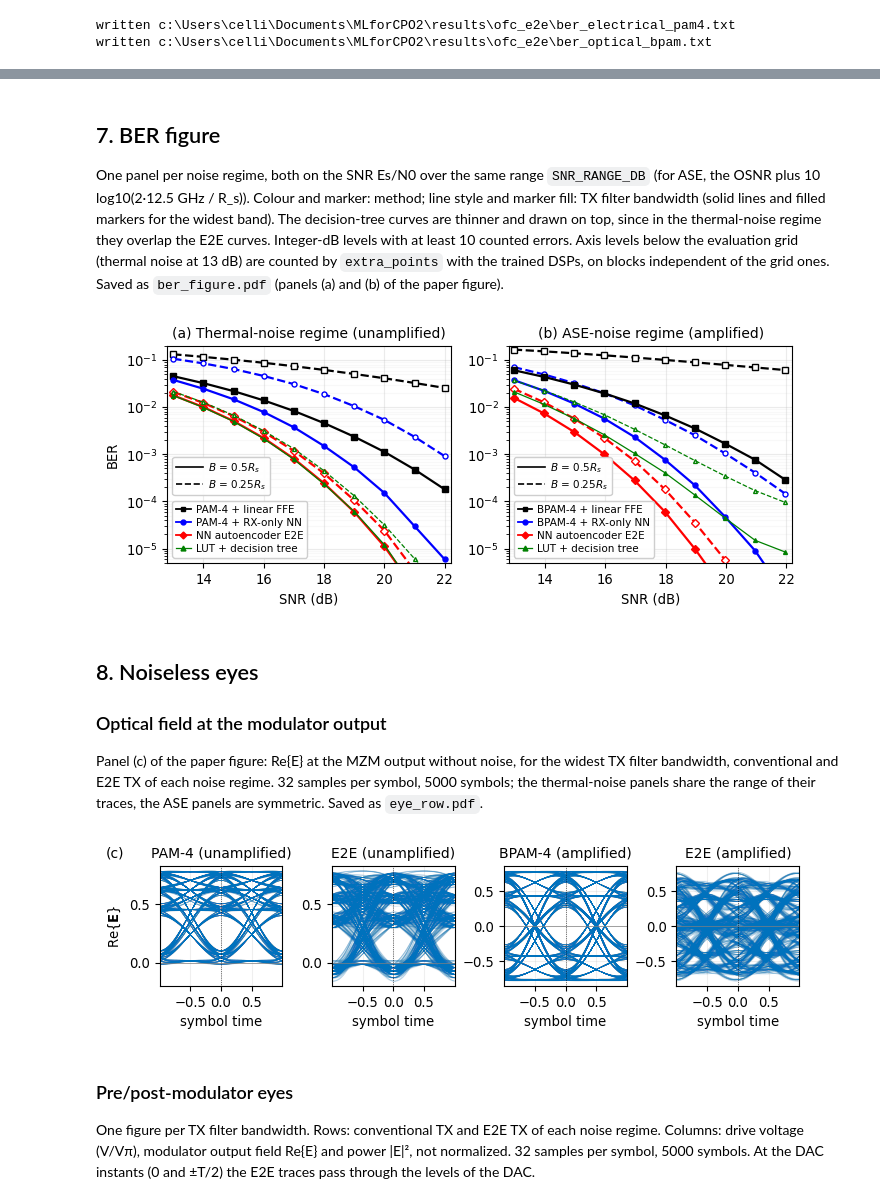
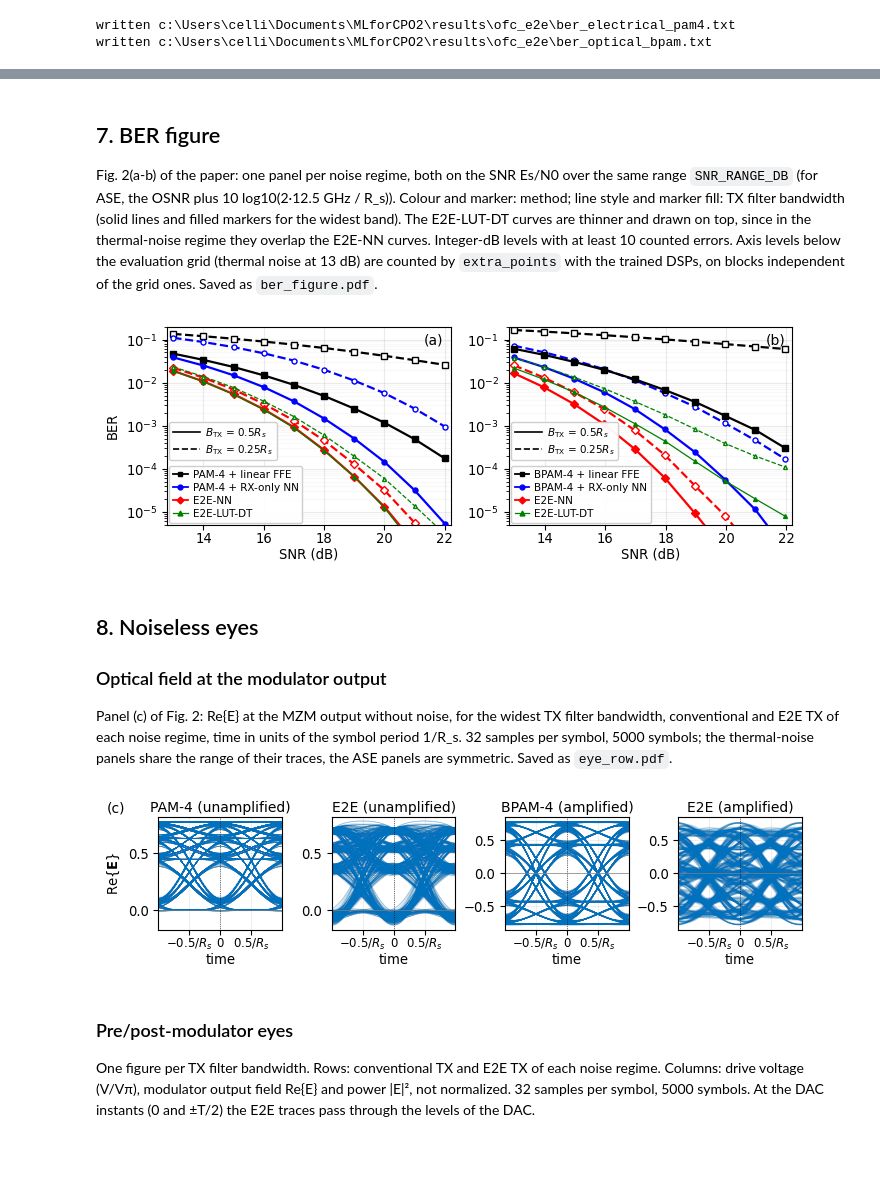
Before and after one commit to cellinidario/ericsson, a Jupyter notebook: ofc_e2e.ipynb, the cells around one changed output, grey strips where cells are left out. Drawn from its saved outputs; the diff is of its cells as text; code cells hidden in the pictures; blank space fills up the shorter version.

```diff
--- a/ofc_e2e.ipynb
+++ b/ofc_e2e.ipynb
@@ -372,17 +379,18 @@ def axis_levels(regime):
 
 trees = {}
 if TREE_LEAVES:
-    rows = ["| Configuration | E2E RX NN | E2E RX trees | Trees | Nodes | Average depth | Maximum depth "
+    rows = ["| Configuration | E2E-NN | E2E-LUT-DT | Trees | Nodes | Average depth | Maximum depth "
             "| Comparisons per bit | Memory per bit |", "|---|---:|---:|---:|---:|---:|---:|---:|---:|"]
     for case in CASES:
         t = trees[case.name] = decision_trees(case, WORK, BUDGET, axis_levels(case.regime), TREE_STRUCTURE,
-                                              TREE_LEAVES, device=device)
+                                              TREE_LEAVES, source=TREE_SOURCE, device=device)
         c = complexity(t)
-        rows.append(f"| {case.name} | {t['nn_level_db']:.2f} | "
-                    + ("not reached" if t["level_db"] is None else f"{t['level_db']:.2f}")
+        rows.append(f"| {case.name} | {t['nn_level_db'] + SHIFT[case.regime]:.2f} | "
+                    + ("not reached" if t["level_db"] is None else f"{t['level_db'] + SHIFT[case.regime]:.2f}")
                     + f" | {len(t['trees'])} ({t['structure']}) | {'/'.join(map(str, c['nodes']))} | "
                     f"{'/'.join(f'{d:.1f}' for d in c['average_depth'])} | {'/'.join(map(str, c['maximum_depth']))} | "
                     f"{c['comparisons_per_bit']:.1f} | {c['memory_kbit_per_bit']:.1f} kbit |")
-    display(Markdown("\n".join(rows) + "\n\nLevels at BER 1e-3 in dB (SNR for thermal noise, OSNR for ASE); "
+    display(Markdown("\n".join(rows) + "\n\nSNR (Es/N0) at BER 1e-3 in dB, trees trained on the "
+                     f"{'digital surrogate' if TREE_SOURCE == 'surrogate' else 'reference simulator'}; "
                      "per-tree values separated by /."))
 # %% [output]
@@ -414,23 +460,25 @@ Levels at BER 1e-3 in dB (SNR for thermal noise, OSNR for ASE); per-tree values
 # %% [markdown]
 ## 7. BER figure
 
-One panel per noise regime, both on the SNR Es/N0 over the same range `SNR_RANGE_DB` (for ASE, the
-OSNR plus 10 log10(2·12.5 GHz / R_s)). Colour and marker: method; line style and marker fill: TX
-filter bandwidth (solid lines and filled markers for the widest band). The decision-tree curves are
-thinner and drawn on top, since in the thermal-noise regime they overlap the E2E curves.
-Integer-dB levels with at least 10 counted errors. Axis levels below the evaluation grid (thermal
-noise at 13 dB) are counted by `extra_points` with the trained DSPs, on blocks independent of the
-grid ones. Saved as `ber_figure.pdf` (panels (a) and (b) of the paper figure).
+Fig. 2(a-b) of the paper: one panel per noise regime, both on the SNR Es/N0 over the same range
+`SNR_RANGE_DB` (for ASE, the OSNR plus 10 log10(2·12.5 GHz / R_s)). Colour and marker: method; line
+style and marker fill: TX filter bandwidth (solid lines and filled markers for the widest band). The
+E2E-LUT-DT curves are thinner and drawn on top, since in the thermal-noise regime they overlap the
+E2E-NN curves. Integer-dB levels with at least 10 counted errors. Axis levels below the evaluation
+grid (thermal noise at 13 dB) are counted by `extra_points` with the trained DSPs, on blocks
+independent of the grid ones. Saved as `ber_figure.pdf`.
 # %%
-PANEL = {"electrical": "Thermal-noise regime (unamplified)", "optical": "ASE-noise regime (amplified)"}
 STYLE = {"linear": ("linear FFE", "s", "k"), "rx_only": ("RX-only NN", "o", "b"),       # name, marker, colour
-         "e2e": ("NN autoencoder E2E", "D", "r"), "trees": ("LUT + decision tree", "^", "g")}
+         "e2e": ("E2E-NN", "D", "r"), "trees": ("E2E-LUT-DT", "^", "g")}
 FORMAT_NAME = {"pam4": "PAM-4", "bpam": "BPAM-4"}
 BANDS = sorted(TX_BANDWIDTH_GHZ, reverse=True)
 LINE = {b: ("-", "--", "-.", ":")[i % 4] for i, b in enumerate(BANDS)}   # line style per TX filter bandwidth
 WIDTH = 1.6                                     # line width of every curve but the trees
 FONT, LEGEND_FONT = 9.5, 7.5
+FIGURE_HEIGHT = 2.45                            # inches; the width is 3.5 inches per panel
+BER_RANGE = (5e-6, .2)
 MIN_ERRORS = 10
+LEGEND_PAD = .2                                 # distance of the legends from the axes, in units of the legend font size
 LEGEND_GAP = .55                                # gap between the two legends, in units of the legend font size
 FIGURE_METHODS = METHODS + (["trees"] if trees else [])
 
@@ -460,63 +508,69 @@ def curve(case, method, low, high):
 
 
 plt.rcParams.update({"font.family": "DejaVu Sans", "font.size": FONT, "pdf.fonttype": 42})
-fig, axes = plt.subplots(1, len(REGIMES), figsize=(3.5 * len(REGIMES), 2.9), sharey=True, squeeze=False)
+fig, axes = plt.subplots(1, len(REGIMES), figsize=(3.5 * len(REGIMES), FIGURE_HEIGHT), sharey=True, squeeze=False)
 low, high = SNR_RANGE_DB
-for k, (ax, regime) in enumerate(zip(axes[0], REGIMES)):
+for ax, regime in zip(axes[0], REGIMES):
     for band in BANDS:
         wide = band == BANDS[0]
         for method in FIGURE_METHODS:
             x, y = curve(make_case(regime, band), method, low - SHIFT[regime] - .2, high - SHIFT[regime] + .2)
             colour, thin = STYLE[method][2], method == "trees"
             ax.semilogy(x, y, color=colour, ls=LINE[band], marker=STYLE[method][1],
                         markersize=2.8 if thin else 1.2 + 1.5 * WIDTH, linewidth=.9 if thin else WIDTH,
                         markerfacecolor=colour if wide else "white", zorder=(5 if thin else 3) - (0 if wide else 1))
     ax.set_xlim(low - .2, high + .2)
     ax.set_xticks([t for t in range(low, high + 1) if t % 2 == 0])
-    ax.set_ylim(5e-6, .2)
-    ax.set_title(f"({chr(97 + k)}) {PANEL[regime]}", fontsize=10)
+    ax.set_ylim(*BER_RANGE)
+    # panel letter inside the axes, (a) thermal noise, (b) ASE noise
+    ax.text(.975, .965, f"({'ab'[['electrical', 'optical'].index(regime)]})", transform=ax.transAxes,
+            ha="right", va="top", fontsize=10)
     ax.set_xlabel("SNR (dB)")
-    ax.tick_params(labelleft=True)            # BER scale on every panel
+    ax.tick_params(axis="x", pad=1.5)           # tick labels and axis label close to the axis
+    ax.xaxis.labelpad = 1.
+    ax.tick_params(labelleft=True)              # BER scale on every panel
     ax.grid(which="major", alpha=.25)
     ax.grid(which="minor", axis="y", alpha=.08)
 axes[0, 0].set_ylabel("BER")
 fig.tight_layout(pad=.4, w_pad=1.0)
 legend_style = dict(loc="lower left", fontsize=LEGEND_FONT, framealpha=.95, labelspacing=.3, borderpad=.35,
-                    handletextpad=.5)
+                    handletextpad=.5, borderaxespad=LEGEND_PAD)
 
 for ax, regime in zip(axes[0], REGIMES):
     # method legend in the lower-left corner, bandwidth legend right above it
     fmt = FORMAT_NAME[FORMAT[regime]]
     names = {"linear": f"{fmt} + linear FFE", "rx_only": f"{fmt} + RX-only NN",
              "e2e": STYLE["e2e"][0], "trees": STYLE["trees"][0]}
     methods = ax.legend(handles=[Line2D([], [], color=STYLE[m][2], lw=.9 if m == "trees" else 1.3, marker=STYLE[m][1],
                                         markersize=3.5, label=names[m]) for m in FIGURE_METHODS],
                         handlelength=1.4, **legend_style)
     ax.add_artist(methods)
     fig.canvas.draw()
     top = methods.get_window_extent().transformed(ax.transAxes.inverted()).y1
-    top -= (.5 - LEGEND_GAP) * LEGEND_FONT * fig.dpi / 72 / ax.bbox.height   # .5: default border pad
-    ax.legend(handles=[Line2D([], [], color="black", lw=1.2, ls=LINE[b], label=rf"$B$ = {b / RS_GHZ:g}$R_s$")
-                       for b in BANDS], bbox_to_anchor=(0, top), handlelength=2.6, **legend_style)
+    top -= (LEGEND_PAD - LEGEND_GAP) * LEGEND_FONT * fig.dpi / 72 / ax.bbox.height
+    ax.legend(handles=[Line2D([], [], color="black", lw=1.2, ls=LINE[b],
+                              label=rf"$B_{{\mathrm{{TX}}}}$ = {b / RS_GHZ:g}$R_s$") for b in BANDS],
+              bbox_to_anchor=(0, top), handlelength=2.6, **legend_style)
 fig.savefig(WORK / "ber_figure.pdf")
 fig.savefig(WORK / "ber_figure.png", dpi=220)
 plt.show()
 # %% [output]
-[figure, old version]
+[figure, new version]
 # %% [markdown]
 ## 8. Noiseless eyes
 
 ### Optical field at the modulator output
 
-Panel (c) of the paper figure: Re{E} at the MZM output without noise, for the widest TX filter
-bandwidth, conventional and E2E TX of each noise regime. 32 samples per symbol, 5000 symbols; the
-thermal-noise panels share the range of their traces, the ASE panels are symmetric. Saved as
-`eye_row.pdf`.
+Panel (c) of Fig. 2: Re{E} at the MZM output without noise, for the widest TX filter bandwidth,
+conventional and E2E TX of each noise regime, time in units of the symbol period 1/R_s. 32 samples
+per symbol, 5000 symbols; the thermal-noise panels share the range of their traces, the ASE panels
+are symmetric. Saved as `eye_row.pdf`.
 # %%
 from matplotlib.ticker import MultipleLocator
 
 LINK_NAME = {"electrical": "unamplified", "optical": "amplified"}
 EYE_BAND = max(TX_BANDWIDTH_GHZ)
+EYE_HEIGHT = 1.7                                # inches; the width is 1.75 inches per panel
 panels = []
 for regime in REGIMES:
     for arm in ("rx_only", "e2e"):
@@ -524,7 +578,7 @@ for regime in REGIMES:
             name = FORMAT_NAME[FORMAT[regime]] if arm == "rx_only" else "E2E"
             panels.append((regime, arm, f"{name} ({LINK_NAME[regime]})", int(stored["sps"]), stored["field_real"].copy()))
 plt.rcParams.update({"font.family": "DejaVu Sans", "font.size": FONT, "pdf.fonttype": 42})
-fig, axes = plt.subplots(1, len(panels), figsize=(1.75 * len(panels), 1.9), squeeze=False)
+fig, axes = plt.subplots(1, len(panels), figsize=(1.75 * len(panels), EYE_HEIGHT), squeeze=False)
 limits = {}
 for regime in REGIMES:
     if FORMAT[regime] == "bpam":
@@ -541,20 +595,22 @@ for k, (ax, (regime, arm, name, sps, field)) in enumerate(zip(axes[0], panels)):
                                      colors="#0072BD", alpha=.03 if arm == "rx_only" else .04, linewidths=.5,
                                      rasterized=True))
     ax.set_xlim(-1, 1); ax.set_xticks([-.5, 0, .5]); ax.set_ylim(*limits[regime])
+    ax.set_xticklabels([r"$-0.5/R_s$", "0", r"$0.5/R_s$"])
+    ax.tick_params(axis="x", labelsize=8.5, pad=1.5)
     ax.yaxis.set_major_locator(MultipleLocator(.5))
     ax.axvline(0, color="black", lw=.5, ls=":"); ax.axhline(0, color="gray", lw=.5)
     ax.grid(alpha=.2)
-    ax.set_title(name, fontsize=10)
-    ax.set_xlabel("symbol time")
+    ax.set_title(name, fontsize=10, pad=3.5)
+    ax.set_xlabel("time", labelpad=1.)
     if k == 0:
         ax.set_ylabel(r"Re$\{\mathbf{E}\}$")
-fig.tight_layout(pad=.3, h_pad=.4, w_pad=.6)
+fig.tight_layout(pad=.15, h_pad=.4, w_pad=.6)
 fig.text(.004, .985, "(c)", fontsize=10, ha="left", va="top")
 fig.savefig(WORK / "eye_row.pdf", dpi=300)
 fig.savefig(WORK / "eye_row.png", dpi=200)
 plt.show()
 # %% [output]
-[figure, old version]
+[figure, new version]
 # %% [markdown]
 ### Pre/post-modulator eyes
 
```
Also changed, not shown: parts of 15 cells of this notebook, 4 other files.
